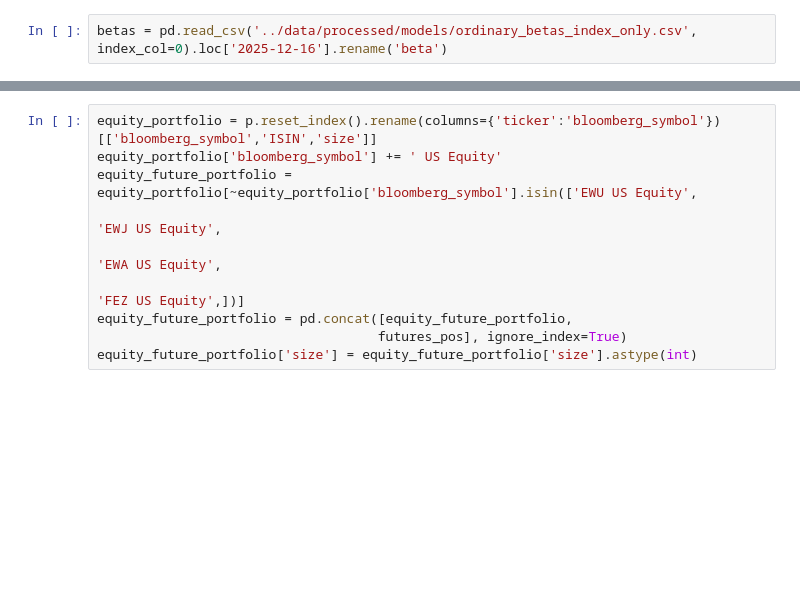
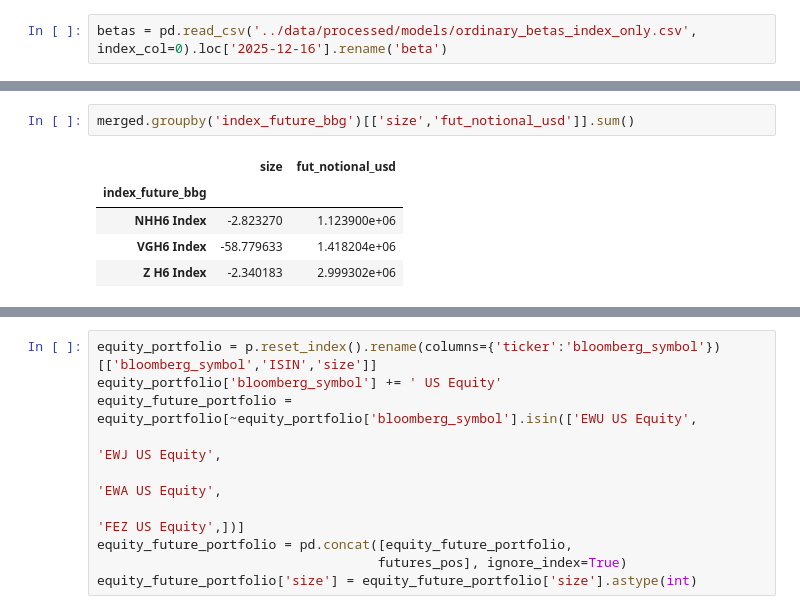
Before and after one commit to petermelq/research_adr, a Jupyter notebook: notebooks/model_portfolio.ipynb, the cells around one changed output, grey strips where cells are left out. Saved outputs shown, nothing was run; the diff lists cells and outputs as text; blank space fills up the shorter version.

```diff
--- a/notebooks/model_portfolio.ipynb
+++ b/notebooks/model_portfolio.ipynb
@@ -36,0 +65,8 @@ futures_pos = futures_pos.reset_index(names='bloomberg_symbol')[['bloomberg_symb
+# %%
+merged.groupby('index_future_bbg')[['size','fut_notional_usd']].sum()
+# %% [output]
+|  | size | fut_notional_usd |
+| index_future_bbg |  |  |
+| NHH6 Index | -2.823270 | 1.123900e+06 |
+| VGH6 Index | -58.779633 | 1.418204e+06 |
+| Z H6 Index | -2.340183 | 2.999302e+06 |
```
Also changed, not shown: parts of 6 cells of this notebook, 15 other files.
